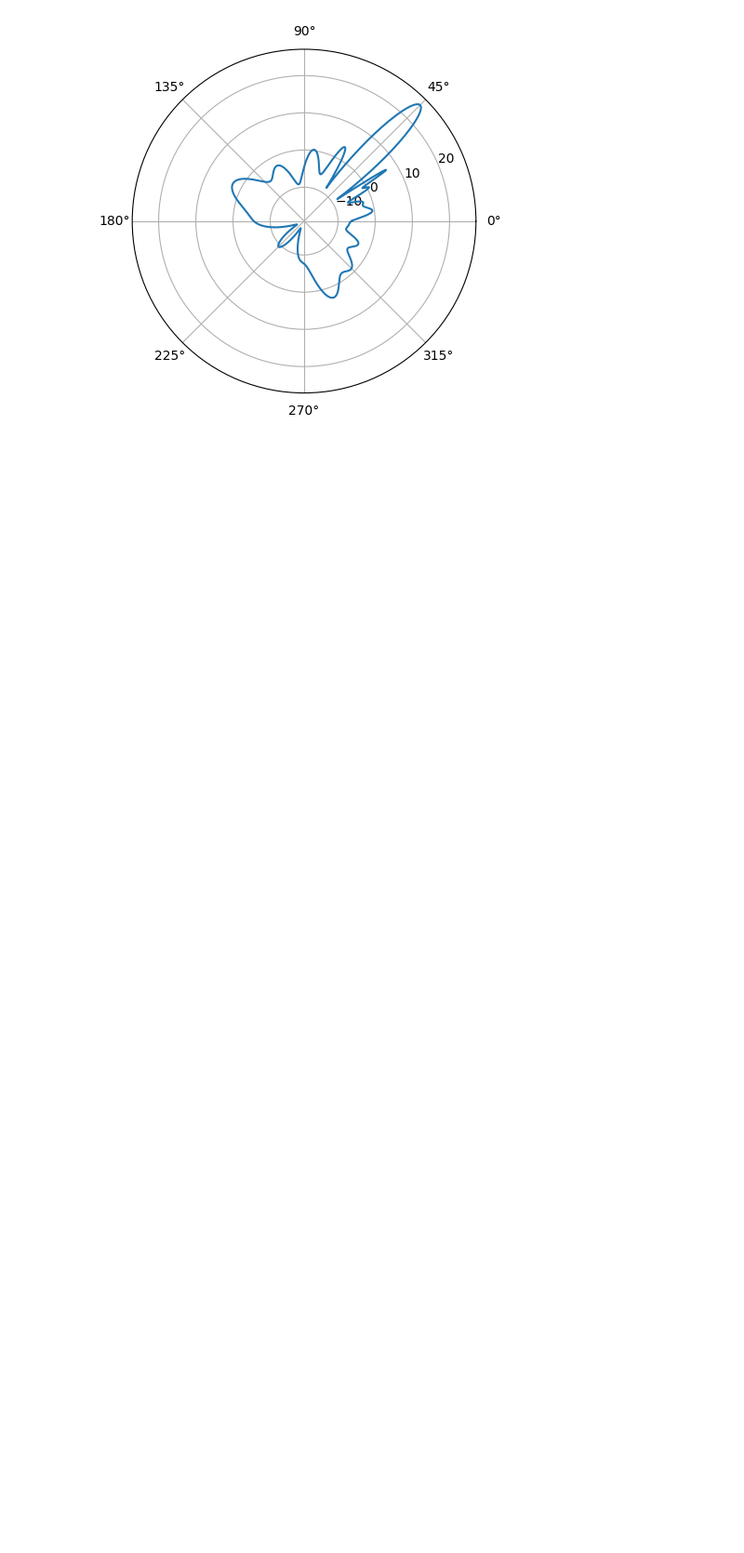
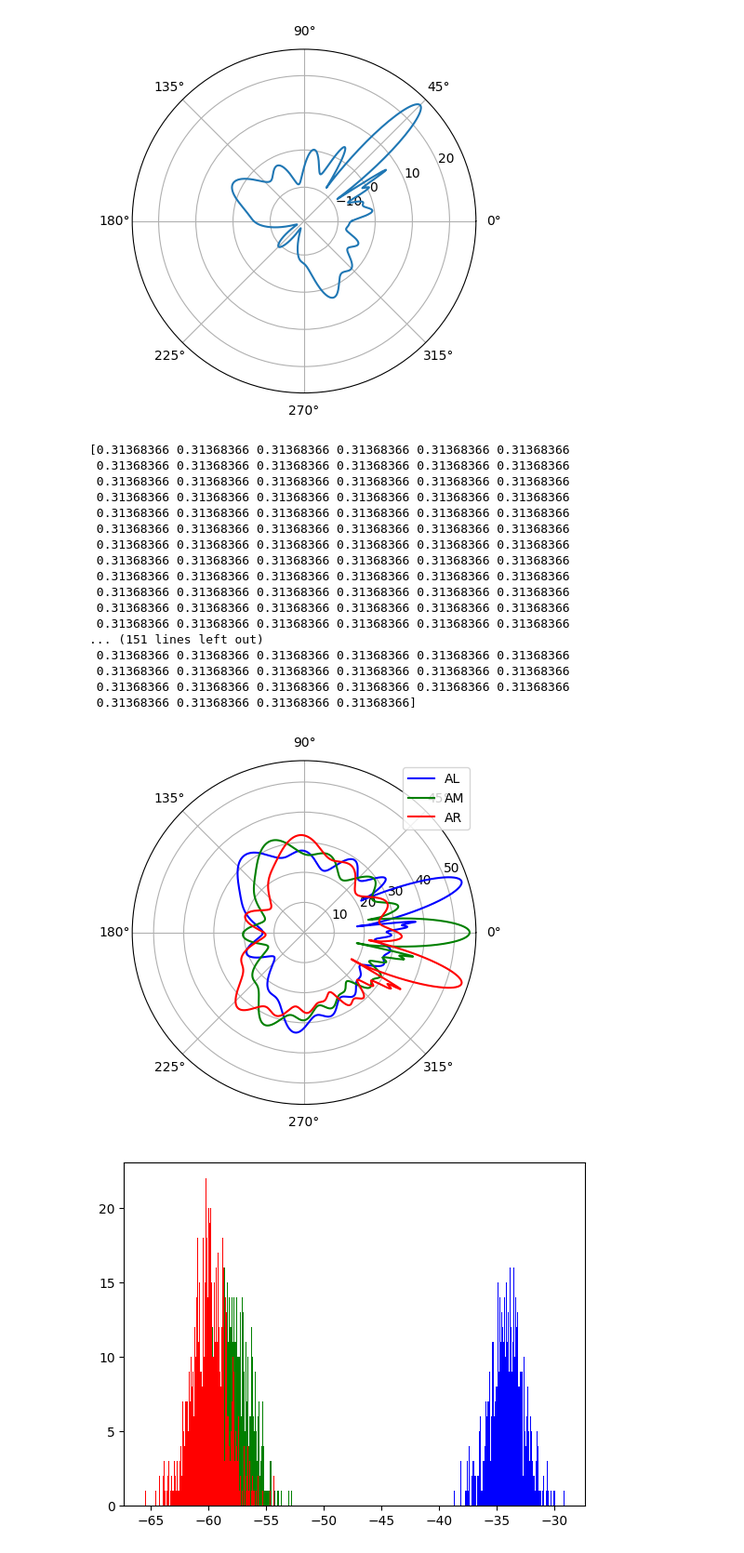
Before and after one commit to Aplefen1/BeeTrackingDiss, a Jupyter notebook: Angle Probability/tests.ipynb, the cells around one changed output. Shown: that part at 93% size. Saved outputs shown, nothing was run; the diff lists cells and outputs as text; code cells hidden in the pictures; blank space fills up the shorter version.

```diff
--- a/Angle Probability/tests.ipynb
+++ b/Angle Probability/tests.ipynb
@@ -125,3 +125,46 @@ ax.plot(thetas,gain(p,thetas-(np.pi/4)))
 [<matplotlib.lines.Line2D at 0x...>]
 [figure]
 [figure]
+# %%
+from Antenna import Antenna
+from Array import Array
+from Model import Model
+
+import pandas as pd
+import scipy.io
+import numpy as np
+import matplotlib.pyplot as plt
+%matplotlib inline
+
+
+model = Model(np.pi/10,200)
+model.polar_plot()
+model.plot_recieved_signals()
+model = Model(np.pi/20,200)
+model.plot_recieved_signals()
+model = Model(0,200)
+model.plot_recieved_signals()
+model = Model(-np.pi/20,200)
+model.plot_recieved_signals()
+model = Model(-np.pi/10,200)
+model.plot_recieved_signals()
+# %% [output]
+[0.31368366 0.31368366 0.31368366 0.31368366 0.31368366 0.31368366
+ 0.31368366 0.31368366 0.31368366 0.31368366 0.31368366 0.31368366
+ 0.31368366 0.31368366 0.31368366 0.31368366 0.31368366 0.31368366
+ 0.31368366 0.31368366 0.31368366 0.31368366 0.31368366 0.31368366
+ 0.31368366 0.31368366 0.31368366 0.31368366 0.31368366 0.31368366
+ 0.31368366 0.31368366 0.31368366 0.31368366 0.31368366 0.31368366
+ 0.31368366 0.31368366 0.31368366 0.31368366 0.31368366 0.31368366
+ 0.31368366 0.31368366 0.31368366 0.31368366 0.31368366 0.31368366
+ 0.31368366 0.31368366 0.31368366 0.31368366 0.31368366 0.31368366
+ 0.31368366 0.31368366 0.31368366 0.31368366 0.31368366 0.31368366
+ 0.31368366 0.31368366 0.31368366 0.31368366 0.31368366 0.31368366
+ 0.31368366 0.31368366 0.31368366 0.31368366 0.31368366 0.31368366
+... (151 lines left out)
+ 0.31368366 0.31368366 0.31368366 0.31368366 0.31368366 0.31368366
+ 0.31368366 0.31368366 0.31368366 0.31368366 0.31368366 0.31368366
+ 0.31368366 0.31368366 0.31368366 0.31368366 0.31368366 0.31368366
+ 0.31368366 0.31368366 0.31368366 0.31368366]
+[figure, added]
+[figure, added]
```
Also changed, not shown: parts of 2 cells of this notebook, 2 other files.
